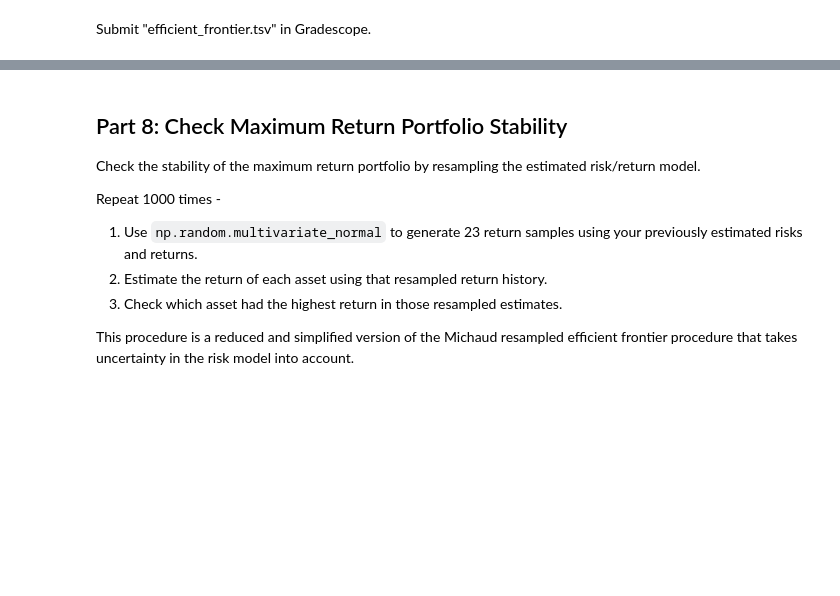
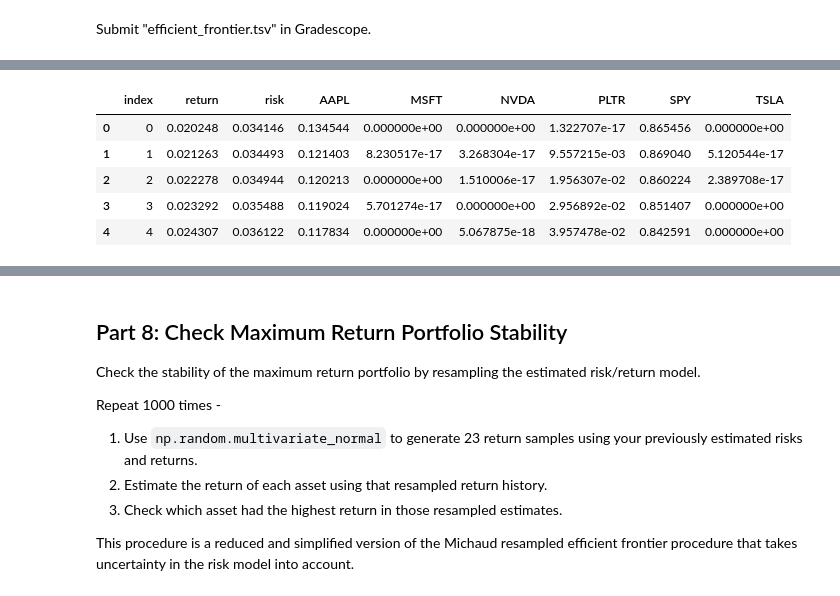
Before and after one commit to KIRBUEDU/project.ipynb, a Jupyter notebook: project.ipynb, the cells around one changed output, grey strips where cells are left out. Drawn from its saved outputs; the diff is of its cells as text; code cells hidden in the pictures; blank space fills up the shorter version.

```diff
--- a/project.ipynb
+++ b/project.ipynb
@@ -635,3 +635,93 @@ Saved efficient_frontier.tsv with shape: (101, 9)
 | 4 | 4 | 0.014044 | 0.029781 | 0.113882 | 0.013750 | -0.147852 | 0.023118 | 1.086979 | -0.089877 |
 # %% [markdown]
 Submit "efficient_frontier.tsv" in Gradescope.
+# %%
+# --- Part 7: Long-only efficient frontier (101 portfolios) ---
+
+import numpy as np
+import pandas as pd
+from scipy.optimize import minimize
+
+# Inputs
+er   = pd.read_csv("estimated_returns.tsv", sep="\t")  # columns: asset, estimated_return
+rets = pd.read_csv("historical_returns.tsv", sep="\t") # columns: date, tickers
+
+assets = er["asset"].tolist()
+mu = er.set_index("asset")["estimated_return"].loc[assets].values
+Sigma = rets[assets].cov().values
+n = len(assets)
+
+# Helper: variance objective & constraints
+def port_var(w): return float(w @ Sigma @ w)
+
+def solve_min_var_with_target(target_return):
+    cons = [
+        {'type': 'eq', 'fun': lambda w: np.sum(w) - 1.0},                # fully invested
+        {'type': 'eq', 'fun': lambda w, tr=target_return: w @ mu - tr},  # target mean
+    ]
+    bounds = [(0.0, 1.0) for _ in range(n)]
+    # Good starting point: tilt equal-weights toward the max-return asset
+    w0 = np.zeros(n); w0[np.argmax(mu)] = 1.0
+    res = minimize(port_var, w0, method='SLSQP', bounds=bounds, constraints=cons, options={'ftol':1e-12, 'maxiter':2000})
+    if not res.success:
+        # Sometimes the starting point causes trouble near boundaries; try equal-weights fallback
+        w0 = np.ones(n)/n
+        res = minimize(port_var, w0, method='SLSQP', bounds=bounds, constraints=cons, options={'ftol':1e-12, 'maxiter':2000})
+        assert res.success, f"Frontier solve failed at target return {target_return}: {res.message}"
+    w = res.x
+    # Numerical tidy-up
+    w[w < 0] = 0
+    s = w.sum()
+    if s <= 0:  # extreme numerical issue guard
+        w = np.ones(n)/n
+    else:
+        w = w / s
+    return w
+
+# 1) Compute long-only GMV weights to get the starting return
+def gmv_long_only(Sigma):
+    def var(w): return float(w @ Sigma @ w)
+    cons = [{'type':'eq', 'fun': lambda w: np.sum(w)-1.0}]
+    bounds = [(0,1)]*n
+    w0 = np.ones(n)/n
+    res = minimize(var, w0, method='SLSQP', bounds=bounds, constraints=cons, options={'ftol':1e-12, 'maxiter':1000})
+    assert res.success, res.message
+    w = res.x; w = w / w.sum()
+    return w
+
+w_gmv_lo = gmv_long_only(Sigma)
+min_risk_return = float(w_gmv_lo @ mu)
+
+# 2) Max single-asset expected return (end of grid); last portfolio must be one-hot on this asset
+imax = int(np.argmax(mu))
+max_return = float(mu[imax])
+unit_max = np.zeros(n); unit_max[imax] = 1.0
+
+# 3) Build target return grid and solve frontier
+target_returns = np.linspace(min_risk_return, max_return, 101)
+rows = []
+for i, tr in enumerate(target_returns):
+    # For the very last point, we *know* the long-only minimum-variance solution is all-in on the max asset
+    if i == len(target_returns) - 1:
+        w = unit_max.copy()
+    else:
+        w = solve_min_var_with_target(tr)
+    pr = float(w @ mu)
+    risk = float(np.sqrt(w @ Sigma @ w))
+    rows.append([i, pr, risk, *w])
+
+ef = pd.DataFrame(rows, columns=["index", "return", "risk", *assets])
+
+# Sanity: allocations sum to 1; first return matches GMV long-only; last weights one-hot on max asset
+assert np.allclose(ef[assets].sum(axis=1).values, 1.0, atol=1e-8)
+assert abs(ef.loc[0, "return"] - min_risk_return) < 1e-8
+assert np.allclose(ef.loc[100, assets].values, unit_max, atol=1e-8)
+
+# Save exactly as required
+ef.to_csv("efficient_frontier.tsv", sep="\t", index=False)
+
+print("Saved efficient_frontier.tsv. First/last returns:",
+      round(ef.loc[0,'return'], 8), "→", round(ef.loc[100,'return'], 8))
+display(ef.head())
+display(ef.tail())
+# %% [output]
@@ -637,0 +729,6 @@ Submit "efficient_frontier.tsv" in Gradescope.
+|  | index | return | risk | AAPL | MSFT | NVDA | PLTR | SPY | TSLA |
+| 0 | 0 | 0.020248 | 0.034146 | 0.134544 | 0.000000e+00 | 0.000000e+00 | 1.322707e-17 | 0.865456 | 0.000000e+00 |
+| 1 | 1 | 0.021263 | 0.034493 | 0.121403 | 8.230517e-17 | 3.268304e-17 | 9.557215e-03 | 0.869040 | 5.120544e-17 |
+| 2 | 2 | 0.022278 | 0.034944 | 0.120213 | 0.000000e+00 | 1.510006e-17 | 1.956307e-02 | 0.860224 | 2.389708e-17 |
+| 3 | 3 | 0.023292 | 0.035488 | 0.119024 | 5.701274e-17 | 0.000000e+00 | 2.956892e-02 | 0.851407 | 0.000000e+00 |
+| 4 | 4 | 0.024307 | 0.036122 | 0.117834 | 0.000000e+00 | 5.067875e-18 | 3.957478e-02 | 0.842591 | 0.000000e+00 |
```
Also changed, not shown: parts of 4 cells of this notebook, 2 other files.
